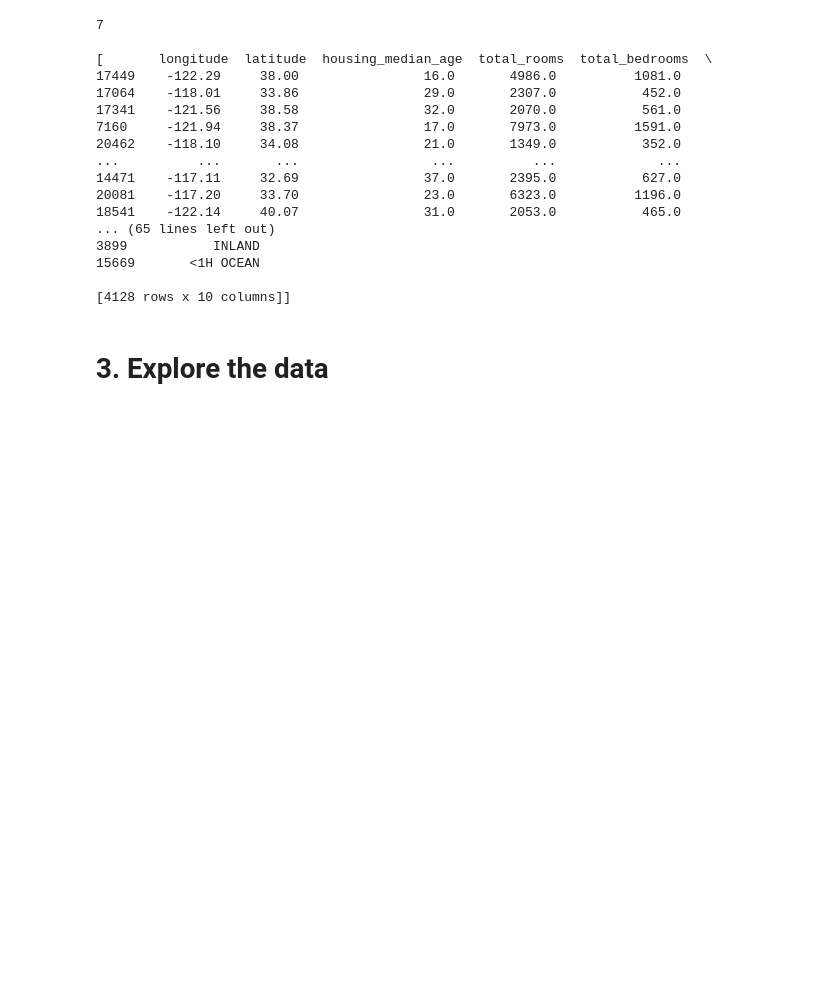
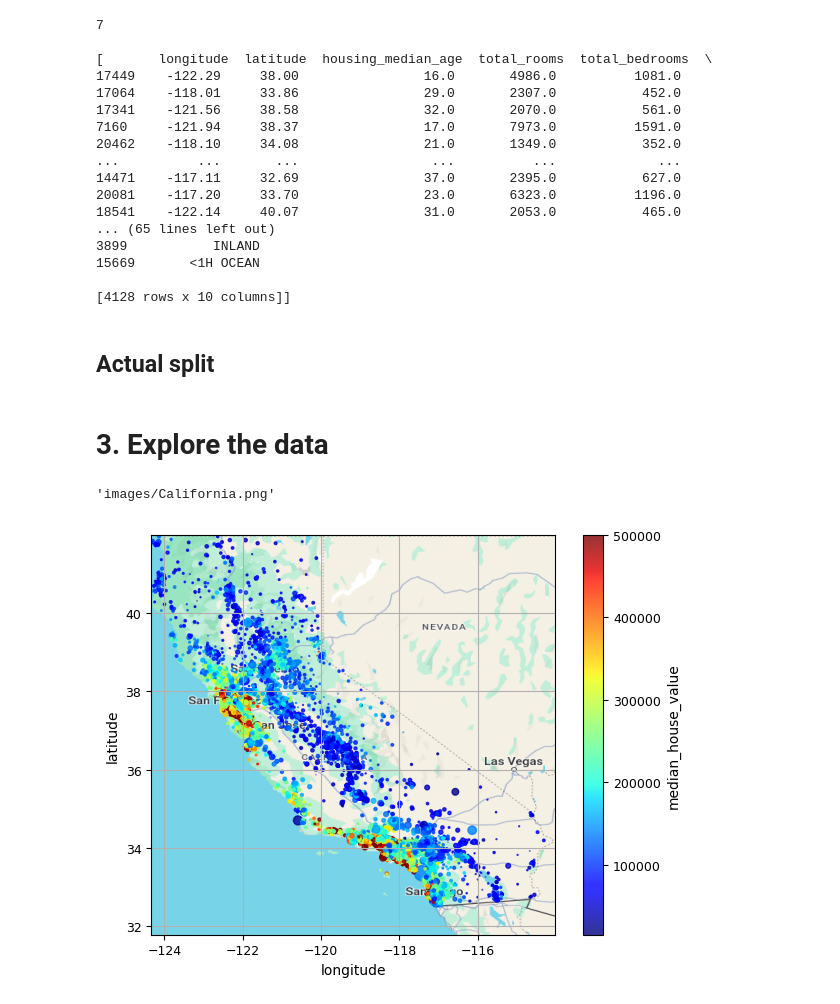
Before and after one commit to leztien/portfolio-project-linear-regression-for-price-prediction, a Jupyter notebook: exploratory_data_analysis.ipynb, the cells around one changed output. Cells and saved outputs as stored; diff of their text form; code cells hidden in the pictures; blank space fills up the shorter version.

```diff
--- a/exploratory_data_analysis.ipynb
+++ b/exploratory_data_analysis.ipynb
@@ -152,7 +148,34 @@ print(len(stratified_data_splits), stratified_data_splits[0], sep="\n\n")
 15669       <1H OCEAN
 
 [4128 rows x 10 columns]]
+# %% [markdown]
+## Actual split
 # %%
-strat_train_set, strat_test_set = train_test_split(df, test_size=0.2, stratify=income_cat, random_state=42)
+# Stratified splits
+train_set, test_set = train_test_split(df_full, test_size=0.2, stratify=income_cat, random_state=42)
 # %% [markdown]
 # 3. Explore the data
+# %%
+# 1. Put away the test set
+test_set.to_csv("data/test_set.csv")
+
+# 2. Also, save the train set
+train_set.to_csv("data/train_set.csv")
+
+# 2. Make an exploration subset
+df = df_exploration = housing = train_set.copy()  # full because len(train_set) is small
+# %%
+# Visualize on the map
+extent = [-124.34,-114.02, 31.78,41.99]  # photo extent
+
+df.plot(kind='scatter', x='longitude', y='latitude', grid=True,
+        s=df['population'] / 300, c='median_house_value', cmap='jet', colorbar=True, alpha=0.8,
+        legend=True, sharex=True)
+plt.axis(extent)
+
+pn = plt.imread("images/[-124.34,-114.02,31.78,41.99].png")  # (553, 444, 4)
+plt.imshow(pn, extent=extent)
+save_fig("California")
+# %% [output]
+'images/California.png'
+[figure, added]
```
Also changed, not shown: parts of 9 cells of this notebook, 7 other files.
